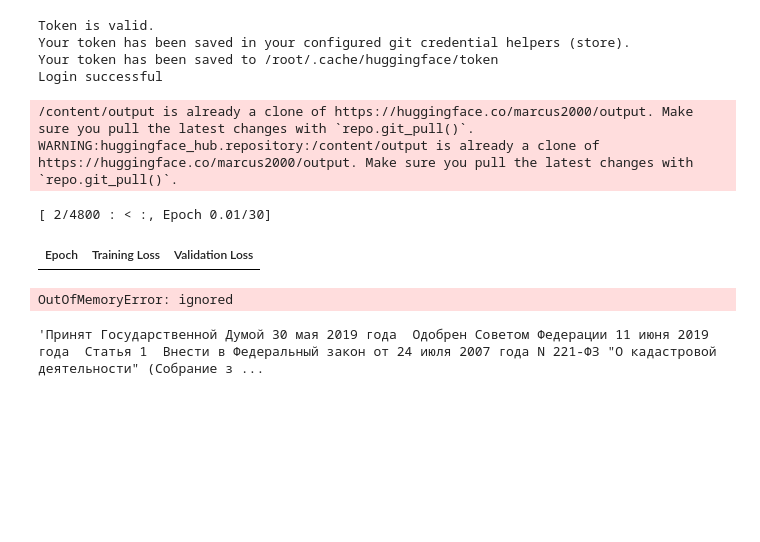
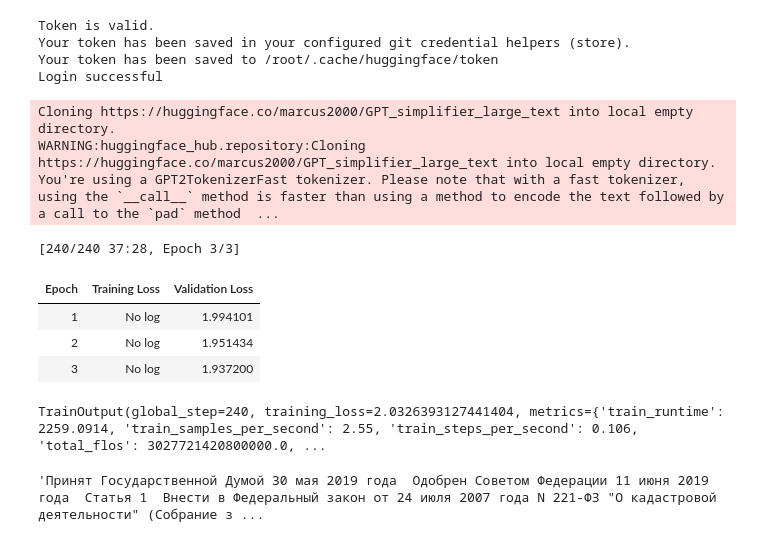
Before and after one commit to Athugodage/RuLawSimplification, a Jupyter notebook: GPT/gpt_legal_simplification_full.ipynb, the cells around one changed output. Saved outputs shown, nothing was run; the diff lists cells and outputs as text; code cells hidden in the pictures; blank space fills up the shorter version.

```diff
--- a/GPT/gpt_legal_simplification_full.ipynb
+++ b/GPT/gpt_legal_simplification_full.ipynb
@@ -169,40 +169,44 @@ Login successful
 # %%
 from transformers import Trainer, TrainingArguments, AutoModelWithLMHead
 
 model = AutoModelWithLMHead.from_pretrained("sberbank-ai/rugpt3small_based_on_gpt2")
 
 
 training_args = TrainingArguments(
-    output_dir="output",
-    num_train_epochs=30,
+    output_dir="GPT_simplifier_large_text",
+    num_train_epochs=3,
     per_device_train_batch_size=3,
     per_device_eval_batch_size=4,
-    gradient_accumulation_steps=4,
+    gradient_accumulation_steps=8,
     evaluation_strategy="epoch",
     save_strategy="epoch",
     learning_rate=5e-5,
     weight_decay=0.01,
     logging_dir="logs",
     push_to_hub=True
 )
 
 # Set up the Trainer
 trainer = Trainer(
     model=model,
     args=training_args,
     train_dataset=ds,
     eval_dataset=val,
     data_collator=data_collator,
 )
 
 # Train the model
 trainer.train()
 # %% [output]
-/content/output is already a clone of https://huggingface.co/marcus2000/output. Make sure you pull the latest changes with `repo.git_pull()`.
-WARNING:huggingface_hub.repository:/content/output is already a clone of https://huggingface.co/marcus2000/output. Make sure you pull the latest changes with `repo.git_pull()`.
+Cloning https://huggingface.co/marcus2000/GPT_simplifier_large_text into local empty directory.
+WARNING:huggingface_hub.repository:Cloning https://huggingface.co/marcus2000/GPT_simplifier_large_text into local empty directory.
+You're using a GPT2TokenizerFast tokenizer. Please note that with a fast tokenizer, using the `__call__` method is faster than using a method to encode the text followed by a call to the `pad` method  ...
-[ 2/4800 : < :, Epoch 0.01/30]
+[240/240 37:28, Epoch 3/3]
 | Epoch | Training Loss | Validation Loss |
+| 1 | No log | 1.994101 |
+| 2 | No log | 1.951434 |
+| 3 | No log | 1.937200 |
-OutOfMemoryError: ignored
+TrainOutput(global_step=240, training_loss=2.0326393127441404, metrics={'train_runtime': 2259.0914, 'train_samples_per_second': 2.55, 'train_steps_per_second': 0.106, 'total_flos': 3027721420800000.0, ...
 # %%
 from transformers import pipeline
 # %%
```
Also changed, not shown: parts of 5 cells of this notebook.
